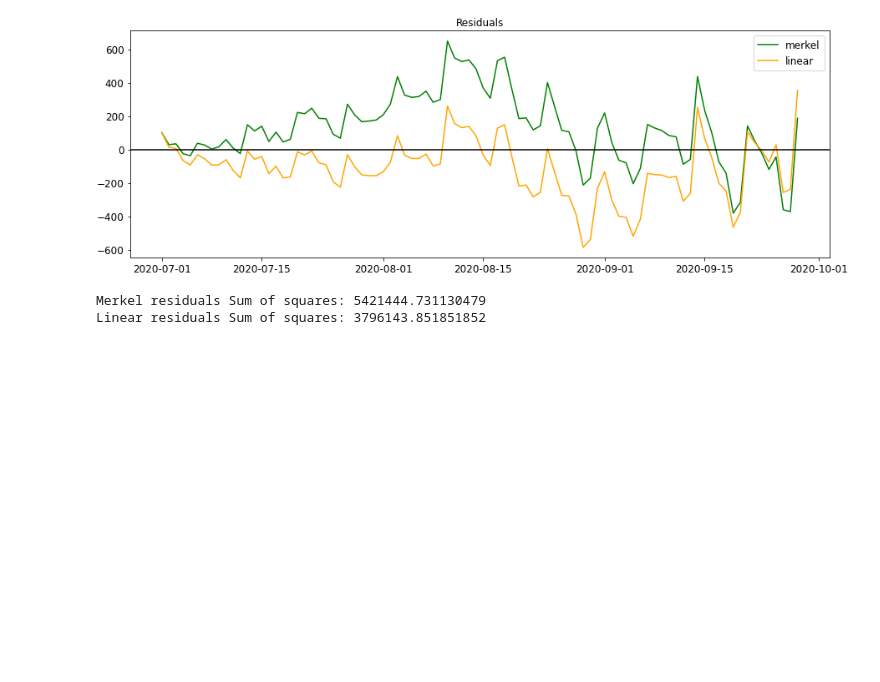
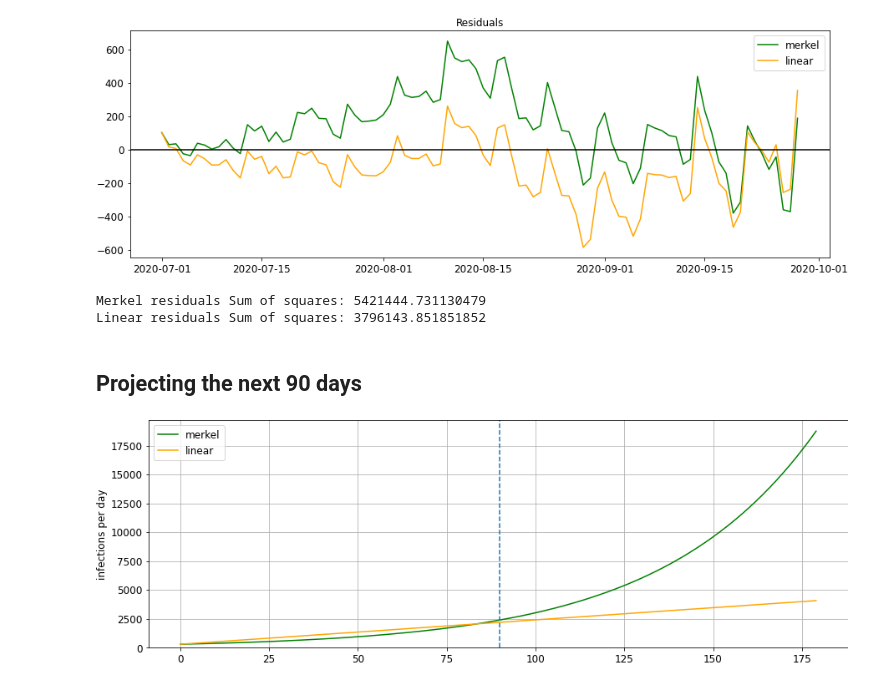
Before and after one commit to Maltimore/blog, a Jupyter notebook: 2020-10-03_corona_exponential/analysis.ipynb, the cells around one changed output. Drawn from its saved outputs; the diff is of its cells as text; code cells hidden in the pictures; blank space fills up the shorter version.

Commit message:
2020-10-03 next 90 days projection

```diff
--- a/2020-10-03_corona_exponential/analysis.ipynb
+++ b/2020-10-03_corona_exponential/analysis.ipynb
@@ -53,16 +53,16 @@ plt.ylabel('infections per day')
 plt.show()
 # %% [output]
 [figure]
+# %%
+def merkel_exponential(x):
+    return 300 * 2**(float(1) / 30 * x)
+
+def linear(x):
+    return (2200-300) / 90 * x + 300
 # %%
-def merkel_exponential(x):
-    return 300 * 2**(float(1) / 30 * x)
-
-def linear(x, n_days):
-    return (2200-300) / n_days * x + 300
-
 n_days = len(df)
 y_merkel = merkel_exponential(np.arange(n_days))
-y_linear = linear(np.arange(n_days), n_days)
+y_linear = linear(np.arange(n_days))
 
 ax = plt.figure(figsize=(15, 5))
 plt.plot(df.index.get_level_values('Datum des Erkrankungsbeginns'), df['Punktschätzer der Anzahl Neuerkrankungen (ohne Glättung)'])
@@ -106,3 +106,25 @@ print(f"Linear residuals Sum of squares: {SS_linear}")
 # %% [output]
 Merkel residuals Sum of squares: 5421444.731130479
 Linear residuals Sum of squares: 3796143.851851852
+# %% [markdown]
+## Projecting the next 90 days
+# %%
+n_days = 180
+y_merkel = merkel_exponential(np.arange(n_days))
+y_linear = linear(np.arange(n_days))
+
+ax = plt.figure(figsize=(15, 5))
+plt.plot(y_merkel,
+         color="green",
+         label="merkel")
+plt.plot(y_linear,
+         color="orange",
+         label="linear")
+plt.grid()
+plt.ylim(0)
+plt.ylabel('infections per day')
+plt.legend()
+plt.axvline(90, linestyle='--')
+plt.show()
+# %% [output]
+[figure, added]
```
